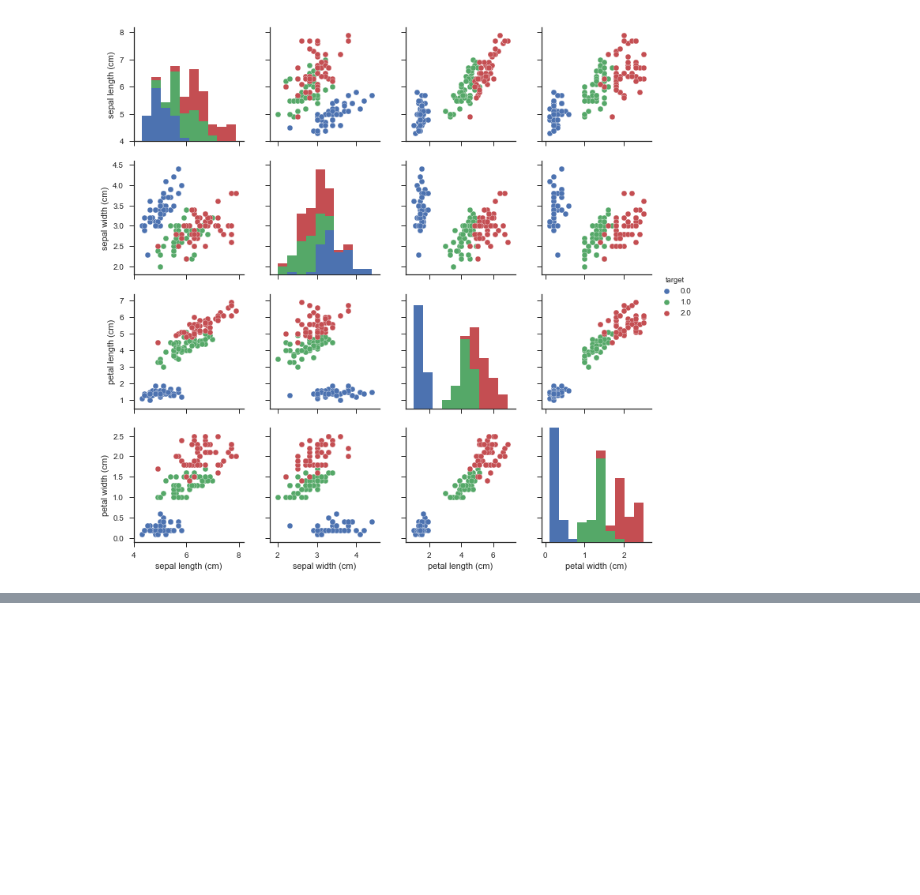
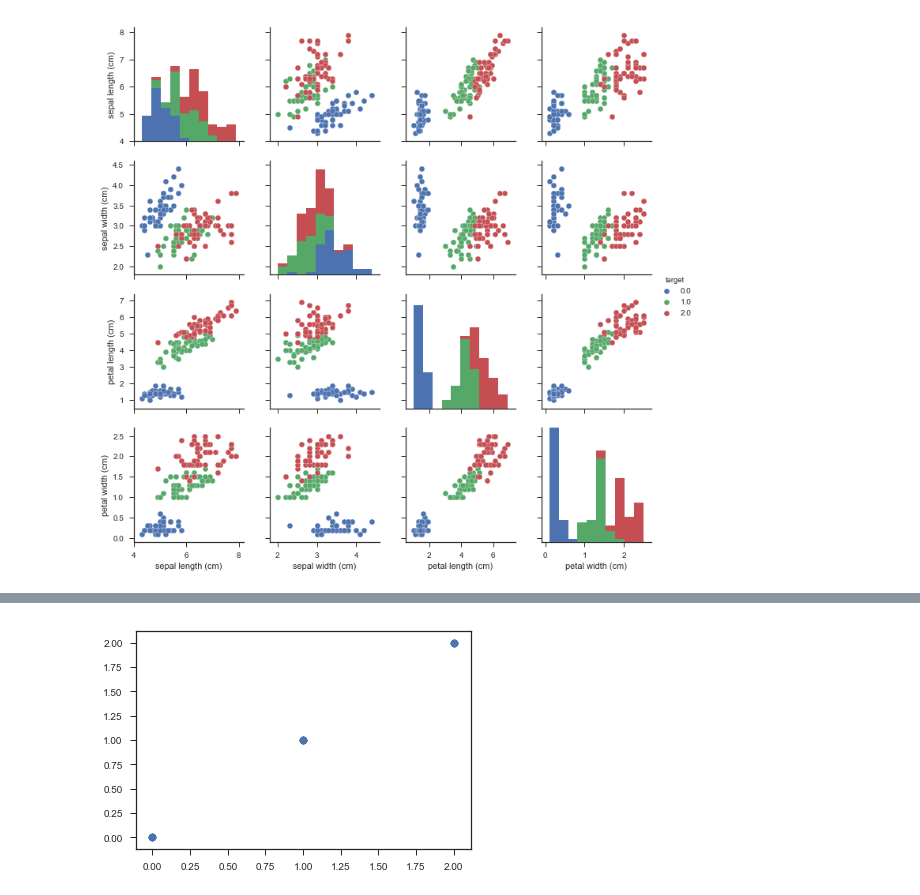
Before and after one commit to marcodigennaro/Klanik_tutorials, a Jupyter notebook: iris_classification.ipynb, the cells around one changed output, grey strips where cells are left out. Saved outputs shown, nothing was run; the diff lists cells and outputs as text; code cells hidden in the pictures; blank space fills up the shorter version.

```diff
--- a/iris_classification.ipynb
+++ b/iris_classification.ipynb
@@ -51,0 +49,17 @@ plt.show()
+# %%
+from sklearn.model_selection import train_test_split
+
+#X=iris_df[iris_data['feature_names']]
+#Y=iris_df['target']
+X = iris_data['data']
+Y = (iris_data['target']).astype(np.float64)
+x_train,x_test, y_train, y_test = train_test_split(X,Y,test_size=0.30)
+
+from sklearn.svm import SVC
+model=SVC()
+model.fit(x_train, y_train)
+y_svm=model.predict(x_test)
+
+from sklearn.metrics import classification_report, confusion_matrix
+print(confusion_matrix(y_test,y_svm))
+print(classification_report(y_test, y_svm))
@@ -51,0 +77,7 @@ plt.show()
+# %%
+fig = plt.figure()
+ax = fig.add_subplot(111)
+ax.scatter(list(y_test), list(y_svm))
+plt.show()
+# %% [output]
+[figure, added]
```
Also changed, not shown: parts of 9 cells of this notebook.
